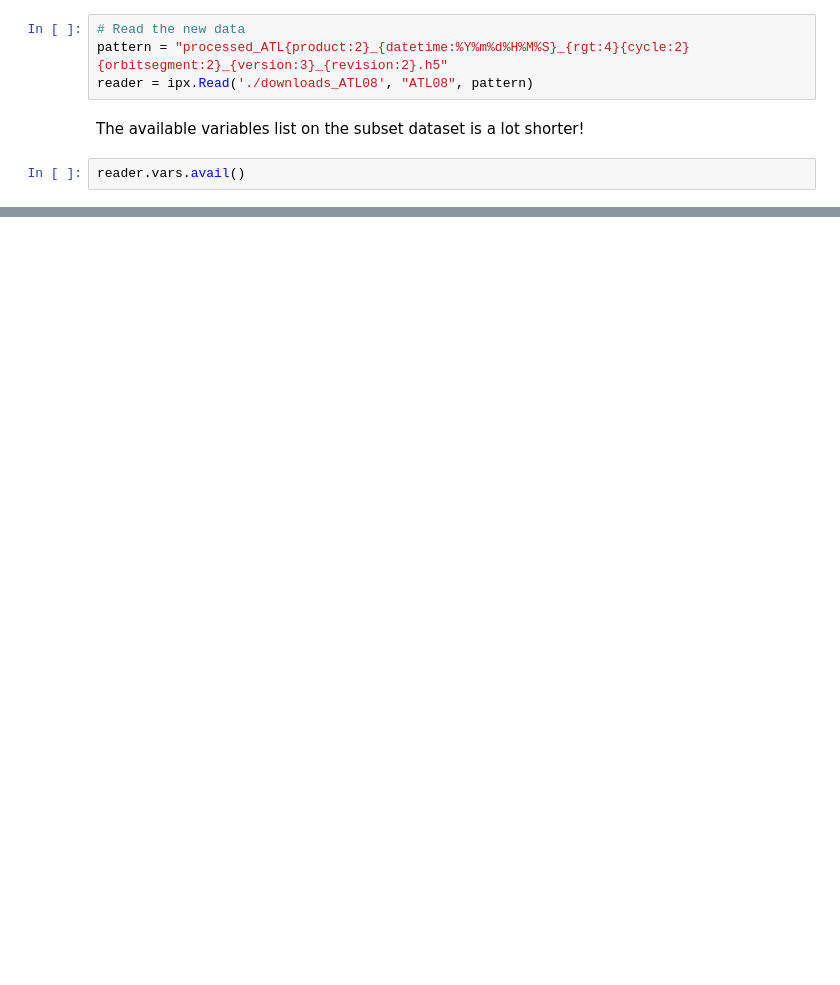
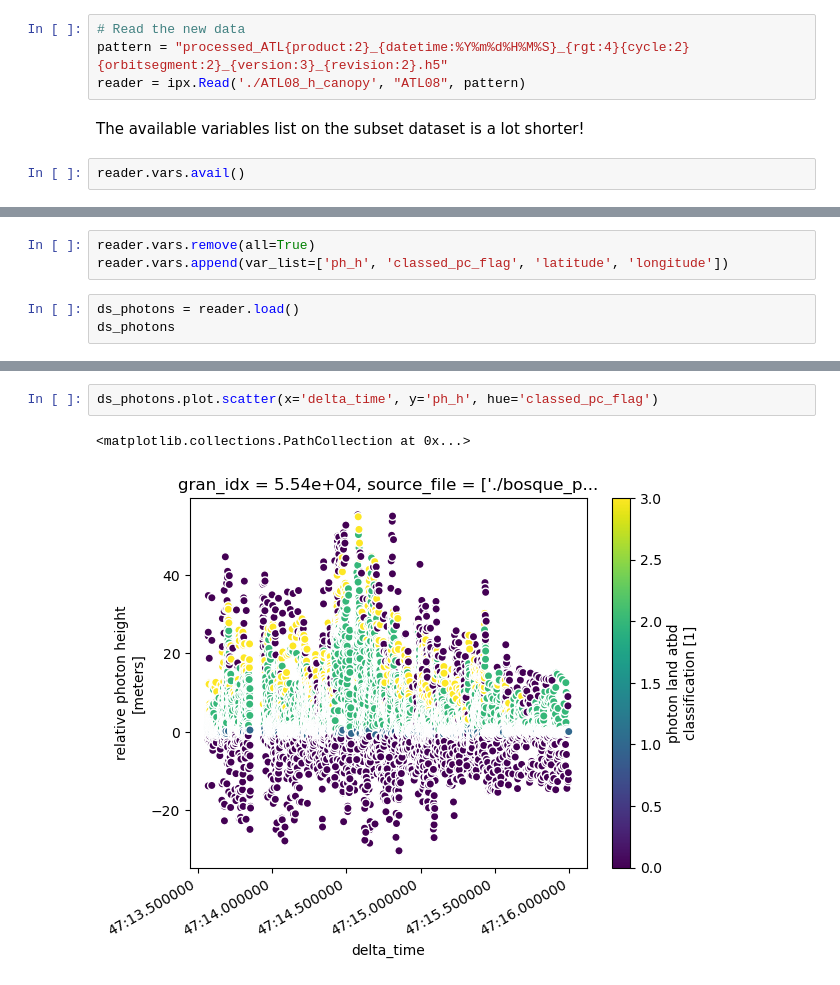
Before and after one commit to NASA-Openscapes/2023-ssc, a Jupyter notebook: tutorials/data-access/icepyx.ipynb, the cells around one changed output, grey strips where cells are left out. Drawn from its saved outputs; the diff is of its cells as text; blank space fills up the shorter version.

```diff
--- a/tutorials/data-access/icepyx.ipynb
+++ b/tutorials/data-access/icepyx.ipynb
@@ -143,7 +200,7 @@ region.download_granules(path='./subset_ATL08', Coverage=region.order_vars.wante
 # %%
 # Read the new data
 pattern = "processed_ATL{product:2}_{datetime:%Y%m%d%H%M%S}_{rgt:4}{cycle:2}{orbitsegment:2}_{version:3}_{revision:2}.h5"
-reader = ipx.Read('./downloads_ATL08', "ATL08", pattern)
+reader = ipx.Read('./ATL08_h_canopy', "ATL08", pattern)
 # %% [markdown]
 The available variables list on the subset dataset is a lot shorter!
 # %%
@@ -170,0 +214,6 @@ rgtmap
+# %%
+reader.vars.remove(all=True)
+reader.vars.append(var_list=['ph_h', 'classed_pc_flag', 'latitude', 'longitude'])
+# %%
+ds_photons = reader.load()
+ds_photons
@@ -170,0 +240,5 @@ rgtmap
+# %%
+ds_photons.plot.scatter(x='delta_time', y='ph_h', hue='classed_pc_flag')
+# %% [output]
+<matplotlib.collections.PathCollection at 0x...>
+[figure, added]
```
Also changed, not shown: parts of 52 cells of this notebook, 3 other files.
